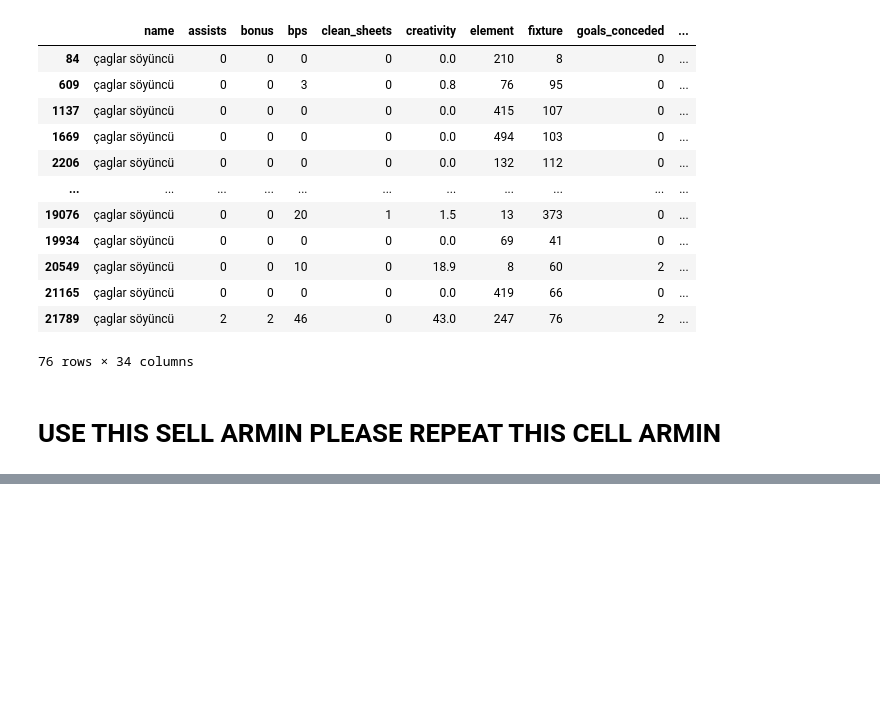
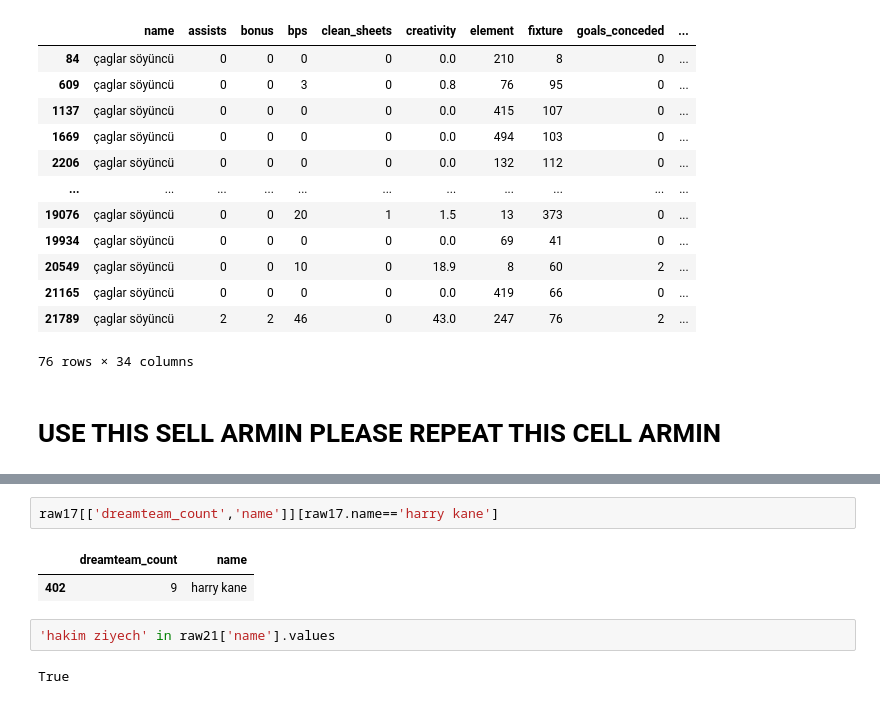
Before and after one commit to 1kruidenp/fflpred, a Jupyter notebook: notebooks/peps_notebook.ipynb, the cells around one changed output, grey strips where cells are left out. Cells and saved outputs as stored; diff of their text form; blank space fills up the shorter version.

```diff
--- a/notebooks/peps_notebook.ipynb
+++ b/notebooks/peps_notebook.ipynb
@@ -350,0 +634,9 @@ for i,row in complete_data.iterrows(): #Change the goalkeeper Danny Ward to the
+# %%
+raw17[['dreamteam_count','name']][raw17.name=='harry kane']
+# %% [output]
+|  | dreamteam_count | name |
+| 402 | 9 | harry kane |
+# %%
+'hakim ziyech' in raw21['name'].values
+# %% [output]
+True
```
Also changed, not shown: parts of 16 cells of this notebook.
